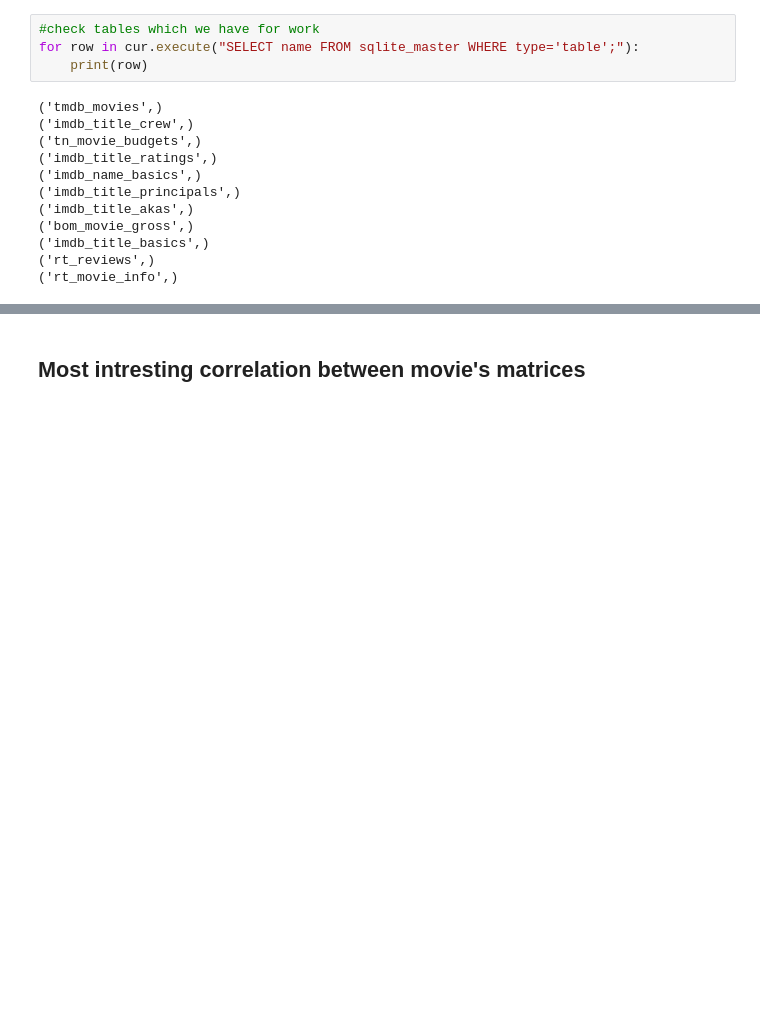
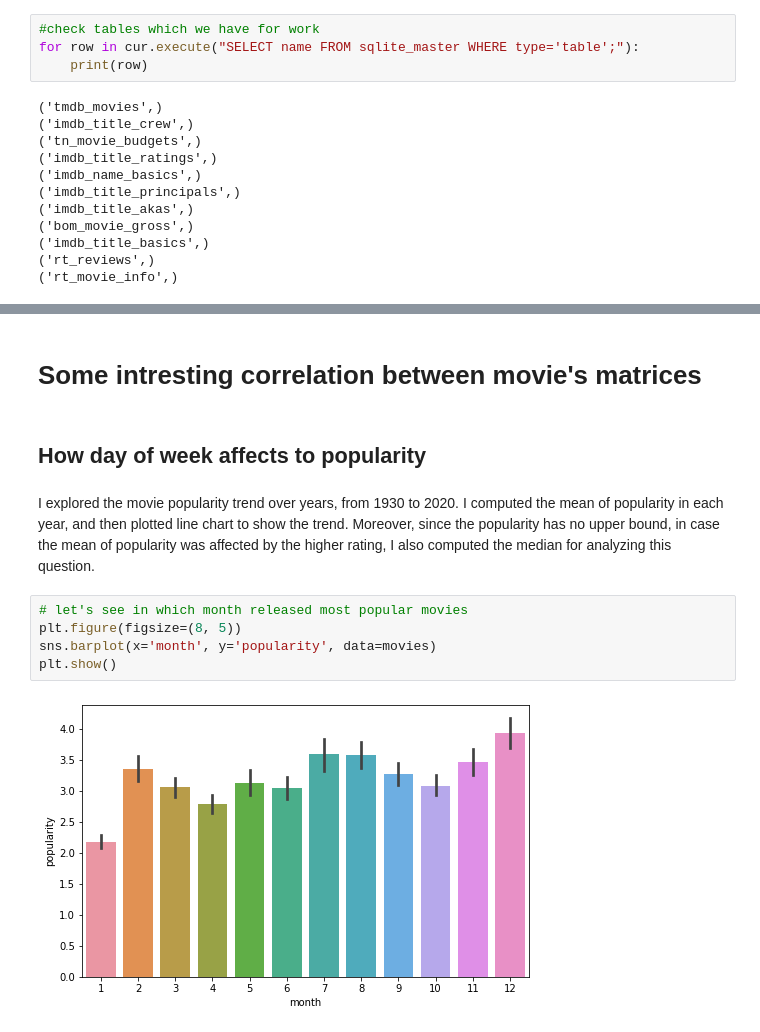
Before and after one commit to Galdina/FS_mod1_project, a Jupyter notebook: student.ipynb, the cells around one changed output, grey strips where cells are left out. Cells and saved outputs as stored; diff of their text form; blank space fills up the shorter version.

```diff
--- a/student.ipynb
+++ b/student.ipynb
@@ -42,2 +293,13 @@ for row in cur.execute("SELECT name FROM sqlite_master WHERE type='table';"):
 # %% [markdown]
-## Most intresting correlation between movie's matrices
+# Some intresting correlation between movie's matrices
+# %% [markdown]
+## How day of week affects to popularity
+# %% [markdown]
+I explored the movie popularity trend over years, from 1930 to 2020. I computed the mean of popularity in each year, and then plotted line chart to show the trend. Moreover, since the popularity has no upper bound, in case the mean of popularity was affected by the higher rating, I also computed the median for analyzing this question.
+# %%
+# let's see in which month released most popular movies
+plt.figure(figsize=(8, 5))
+sns.barplot(x='month', y='popularity', data=movies)
+plt.show()
+# %% [output]
+[figure, added]
```
Also changed, not shown: parts of 23 cells of this notebook, 9 other files.
